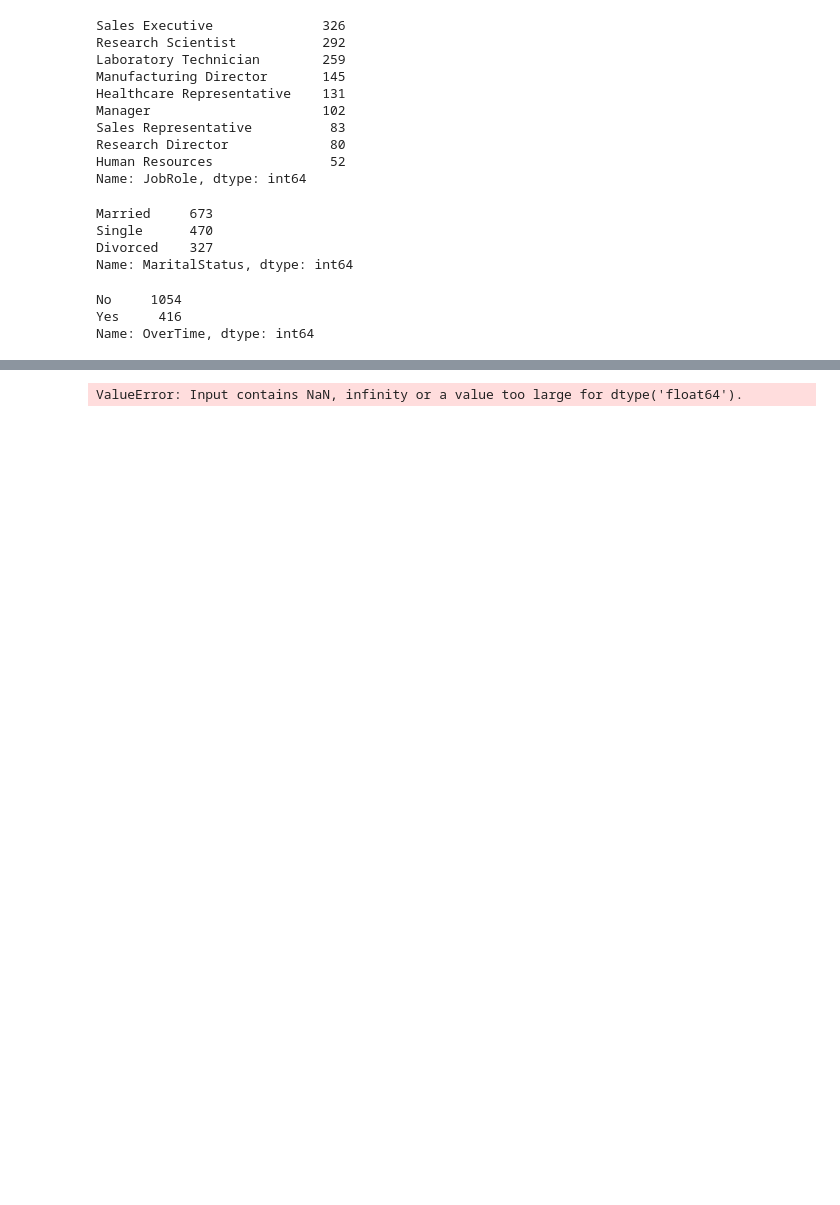
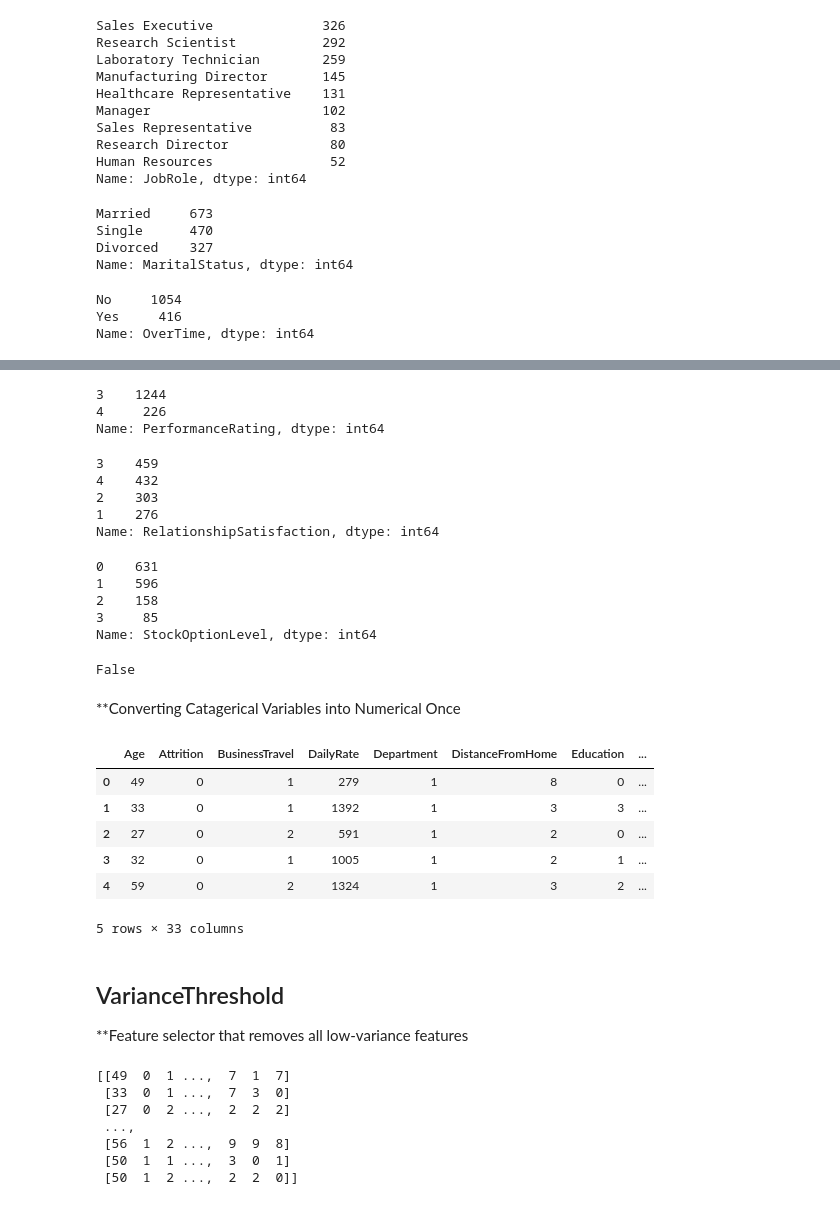
Before and after one commit to MallikarjunNamagiri/AnalyticalVidhya, a Jupyter notebook: EmployeeAttritionPrediction.ipynb, the cells around one changed output, grey strips where cells are left out. Cells and saved outputs as stored; diff of their text form; code cells hidden in the pictures; blank space fills up the shorter version.

```diff
--- a/EmployeeAttritionPrediction.ipynb
+++ b/EmployeeAttritionPrediction.ipynb
@@ -253,13 +258,3 @@ data1['OverTime'].value_counts()
 No     1054
 Yes     416
 Name: OverTime, dtype: int64
-# %%
-data1['Attrition'] = pd.to_numeric(data1['Attrition'], errors='coerce').astype('category')
-data1['BusinessTravel'] = pd.to_numeric(data1['BusinessTravel'], errors='coerce').astype('category')
-data1['Department'] = pd.to_numeric(data1['Department'], errors='coerce').astype('category')
-data1['Education'] = pd.to_numeric(data1['Education'], errors='coerce').astype('category')
-data1['EducationField'] = pd.to_numeric(data1['EducationField'], errors='coerce').astype('category')
-data1['Gender'] = pd.to_numeric(data1['Gender'], errors='coerce').astype('category')
-data1['JobRole'] = pd.to_numeric(data1['JobRole'], errors='coerce').astype('category')
-data1['MaritalStatus'] = pd.to_numeric(data1['MaritalStatus'], errors='coerce').astype('category')
-data1['OverTime'] = pd.to_numeric(data1['OverTime'], errors='coerce').astype('category')
@@ -266,6 +308,64 @@ data1['OverTime'] = pd.to_numeric(data1['OverTime'], errors='coerce').astype('ca
+# %%
+data1['PerformanceRating'].value_counts()
+# %% [output]
+3    1244
+4     226
+Name: PerformanceRating, dtype: int64
+# %%
+data1['RelationshipSatisfaction'].value_counts()
+# %% [output]
+3    459
+4    432
+2    303
+1    276
+Name: RelationshipSatisfaction, dtype: int64
+# %%
+data1['StockOptionLevel'].value_counts()
+# %% [output]
+0    631
+1    596
+2    158
+3     85
+Name: StockOptionLevel, dtype: int64
+# %%
+data1.isnull().values.any() #Nan or nan values to find
+# %% [output]
+False
+# %% [markdown]
+**Converting Catagerical Variables into Numerical Once
+# %%
+from sklearn.preprocessing import LabelEncoder
+lableencoder = LabelEncoder()
+
+cat_vars = ['Attrition', 'BusinessTravel', 'Department', 'Education', 'EducationField', 'Gender', 'JobRole', 'MaritalStatus', 'OverTime']
+
+for col in cat_vars:
+    data1[col] = lableencoder.fit_transform(data1[col])
+    data2[col] = lableencoder.fit_transform(data2[col])
+data1.head()
+# %% [output]
+|  | Age | Attrition | BusinessTravel | DailyRate | Department | DistanceFromHome | Education | ... |
+| 0 | 49 | 0 | 1 | 279 | 1 | 8 | 0 | ... |
+| 1 | 33 | 0 | 1 | 1392 | 1 | 3 | 3 | ... |
+| 2 | 27 | 0 | 2 | 591 | 1 | 2 | 0 | ... |
+| 3 | 32 | 0 | 1 | 1005 | 1 | 2 | 1 | ... |
+| 4 | 59 | 0 | 2 | 1324 | 1 | 3 | 2 | ... |
+5 rows × 33 columns
+# %% [markdown]
+## VarianceThreshold
+**Feature selector that removes all low-variance features
 # %%
+# get predictors that has no variation.
+
 from sklearn.feature_selection import VarianceThreshold
 selector = VarianceThreshold()
-selector.fit_transform(data1)
+pred_no_var = selector.fit_transform(data1)
+print(pred_no_var)
 # %% [output]
-ValueError: Input contains NaN, infinity or a value too large for dtype('float64').
+[[49  0  1 ...,  7  1  7]
+ [33  0  1 ...,  7  3  0]
+ [27  0  2 ...,  2  2  2]
+ ...,
+ [56  1  2 ...,  9  9  8]
+ [50  1  1 ...,  3  0  1]
+ [50  1  2 ...,  2  2  0]]
```
Also changed, not shown: parts of 24 cells of this notebook.
